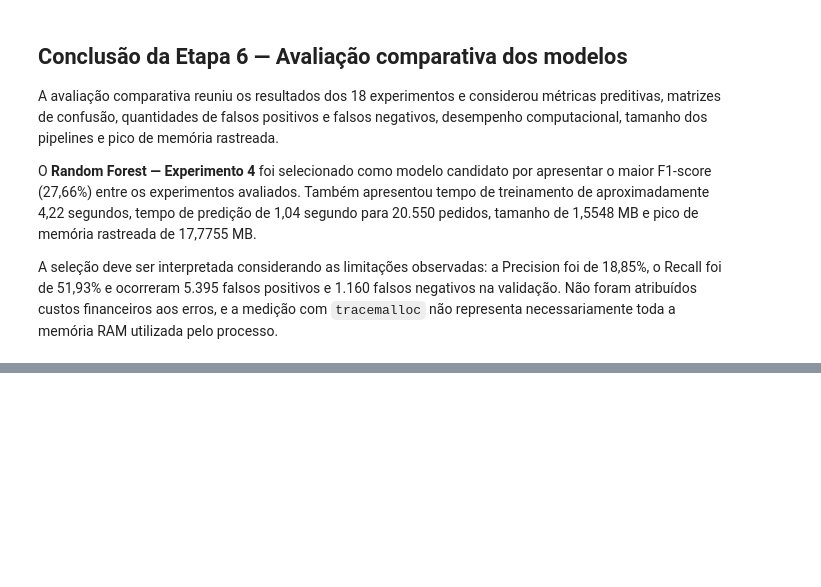
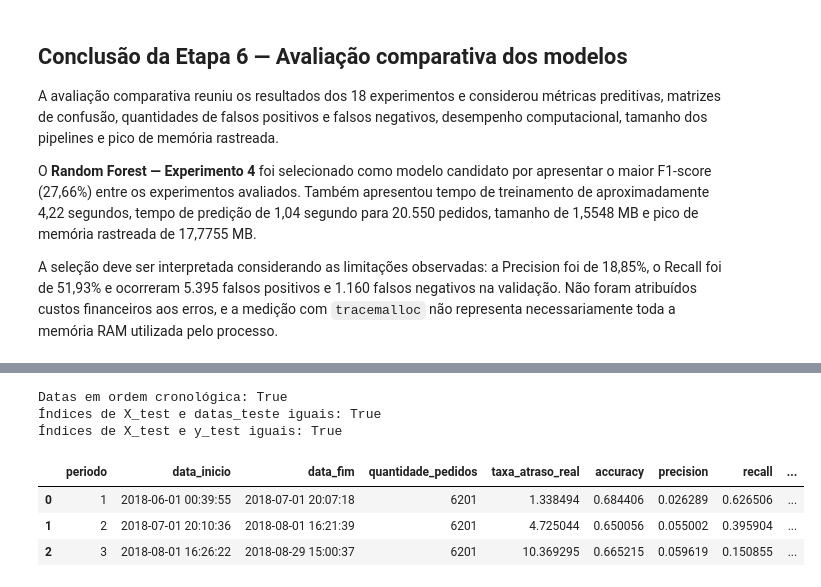
Before and after one commit to Franciane-sl/DeliveryRisk_AI, a Jupyter notebook: pipeline/notebooks/delivery_risk_analysis.ipynb, the cells around one changed output, grey strips where cells are left out. Drawn from its saved outputs; the diff is of its cells as text; code cells hidden in the pictures; blank space fills up the shorter version.

Commit message:
feat: implementa robustez, generalização e serialização do modelo escolhido

```diff
--- a/pipeline/notebooks/delivery_risk_analysis.ipynb
+++ b/pipeline/notebooks/delivery_risk_analysis.ipynb
@@ -3134,0 +3177,9 @@ A seleção deve ser interpretada considerando as limitações observadas: a Pre
+# %%
+pipeline_candidato = modelo_candidato["pipeline"]
+
+print("Modelo:", modelo_candidato["modelo"])
+print("Experimento:", modelo_candidato["experimento"])
+print("Hiperparâmetros:", modelo_candidato["hiperparametros"])
+
+print("\nPipeline recuperado:")
+print(pipeline_candidato)
@@ -3134,0 +3387,19 @@ A seleção deve ser interpretada considerando as limitações observadas: a Pre
+# %%
+
+datas_teste = base_integrada.loc[
+    X_test.index,
+    "order_purchase_timestamp"
+]
+
+print("Quantidade de datas:", len(datas_teste))
+print("Quantidade de registros de teste:", len(X_test))
+print("Datas ausentes:", datas_teste.isna().sum())
+
+print("\nPeríodo avaliado:")
+print("Data inicial:", datas_teste.min())
+print("Data final:", datas_teste.max())
+
+print("\nDistribuição por mês:")
+display(
+    datas_teste.dt.to_period("M").value_counts().sort_index()
+)
@@ -3134,0 +3447,32 @@ A seleção deve ser interpretada considerando as limitações observadas: a Pre
+# %%
+print("Datas em ordem cronológica:", datas_teste.is_monotonic_increasing)
+
+print(
+    "Índices de X_test e datas_teste iguais:",
+    X_test.index.equals(datas_teste.index)
+)
+
+print(
+    "Índices de X_test e y_test iguais:",
+    X_test.index.equals(y_test.index)
+)
+# %% [output]
+Datas em ordem cronológica: True
+Índices de X_test e datas_teste iguais: True
+Índices de X_test e y_test iguais: True
+# %%
+resultados_robustez_temporal = avaliar_robustez_temporal(
+    pipeline=pipeline_candidato,
+    X_test=X_test,
+    y_test=y_test,
+    datas=datas_teste,
+    quantidade_periodos=3,
+    limiar=0.50,
+)
+
+display(resultados_robustez_temporal)
+# %% [output]
+|  | periodo | data_inicio | data_fim | quantidade_pedidos | taxa_atraso_real | accuracy | precision | recall | ... |
+| 0 | 1 | 2018-06-01 00:39:55 | 2018-07-01 20:07:18 | 6201 | 1.338494 | 0.684406 | 0.026289 | 0.626506 | ... |
+| 1 | 2 | 2018-07-01 20:10:36 | 2018-08-01 16:21:39 | 6201 | 4.725044 | 0.650056 | 0.055002 | 0.395904 | ... |
+| 2 | 3 | 2018-08-01 16:26:22 | 2018-08-29 15:00:37 | 6201 | 10.369295 | 0.665215 | 0.059619 | 0.150855 | ... |
```
Also changed, not shown: parts of 34 cells of this notebook.
